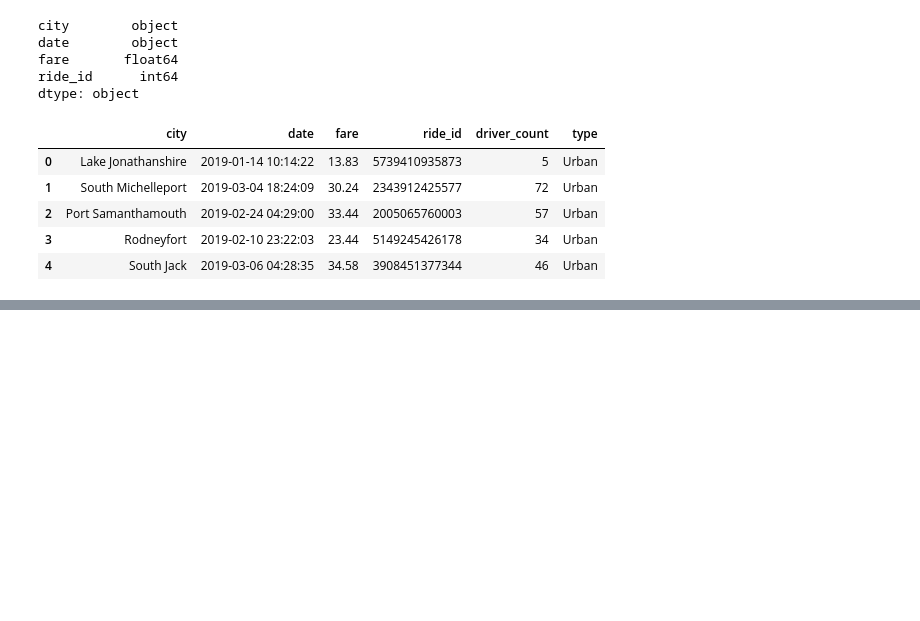
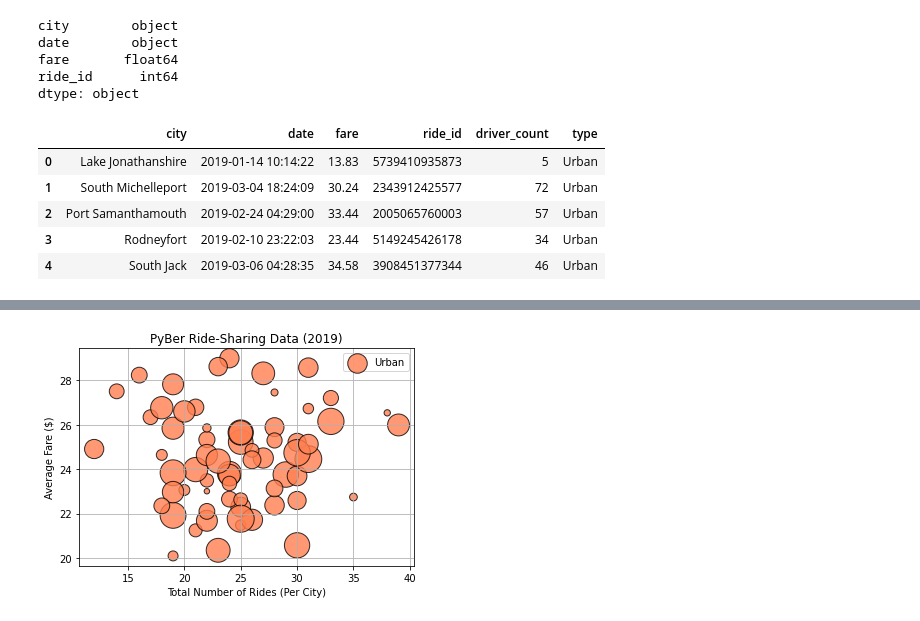
Before and after one commit to CBrew913/PyBer_Analysis, a Jupyter notebook: PyBer.ipynb, the cells around one changed output, grey strips where cells are left out. Saved outputs shown, nothing was run; the diff lists cells and outputs as text; code cells hidden in the pictures; blank space fills up the shorter version.

Commit message:
Adding analysis folder and updated PyBer with bubble chart analysis.

```diff
--- a/PyBer.ipynb
+++ b/PyBer.ipynb
@@ -115,3 +116,7 @@ pyber_data_df.head()
 | 2 | Port Samanthamouth | 2019-02-24 04:29:00 | 33.44 | 2005065760003 | 57 | Urban |
 | 3 | Rodneyfort | 2019-02-10 23:22:03 | 23.44 | 5149245426178 | 34 | Urban |
 | 4 | South Jack | 2019-03-06 04:28:35 | 34.58 | 3908451377344 | 46 | Urban |
+# %%
+# Splitting PyBer DataFrame by city types
+urban_cities_df = pyber_data_df[pyber_data_df["type"] == "Urban"]
+urban_cities_df.head()
@@ -117,0 +150,35 @@ pyber_data_df.head()
+# %%
+# Obtaining count of rides per city per type
+urban_ride_count = urban_cities_df.groupby(["city"]).count()["ride_id"]
+suburban_ride_count = suburban_cities_df.groupby(["city"]).count()["ride_id"]
+rural_ride_count = rural_cities_df.groupby(["city"]).count()["ride_id"]
+# %%
+# Obtaining the average fare price per city per type
+urban_avg_fare = urban_cities_df.groupby(["city"]).mean()["fare"]
+suburban_avg_fare = suburban_cities_df.groupby(["city"]).mean()["fare"]
+rural_avg_fare = rural_cities_df.groupby(["city"]).mean()["fare"]
+# %%
+# Obtaining the average driver count per city per type
+urban_driver_count = urban_cities_df.groupby(["city"]).mean()["driver_count"]
+suburban_driver_count = suburban_cities_df.groupby(["city"]).mean()["driver_count"]
+rural_driver_count = rural_cities_df.groupby(["city"]).mean()["driver_count"]
+# %%
+# Creating the scatter plot for the urban cities
+plt.scatter(
+    urban_ride_count,
+    urban_avg_fare,
+    s = 10 * urban_driver_count,
+    color = "coral",
+    linewidths = 1,
+    edgecolor = "black",
+    label = "Urban",
+    alpha = 0.8
+)
+
+plt.title("PyBer Ride-Sharing Data (2019)")
+plt.ylabel("Average Fare ($)")
+plt.xlabel("Total Number of Rides (Per City)")
+plt.legend()
+plt.grid(True)
+# %% [output]
+[figure, added]
```
Also changed, not shown: parts of 7 cells of this notebook, 1 other file.
